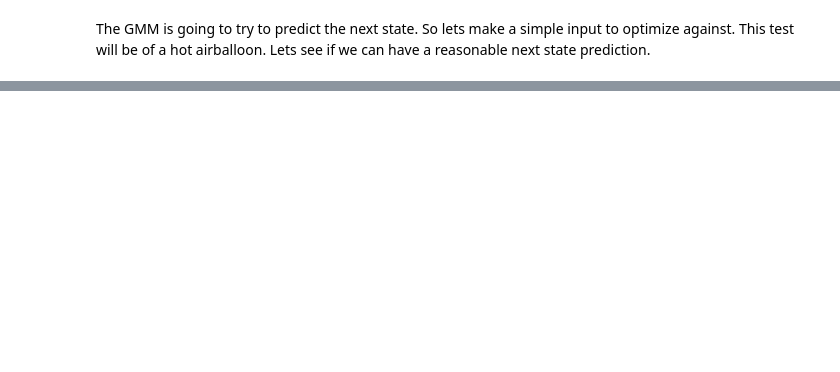
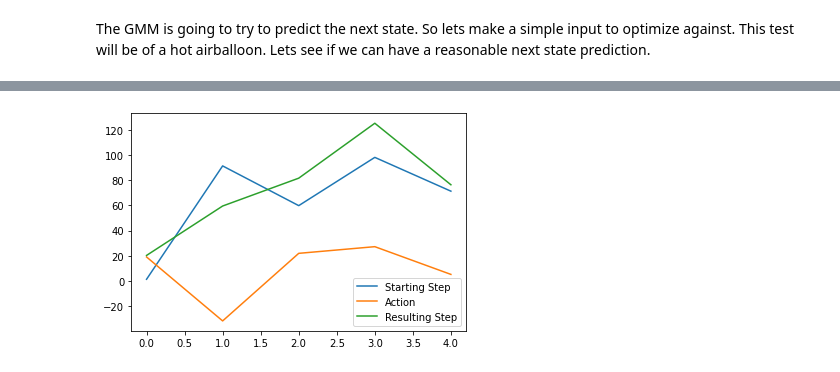
Before and after one commit to josiahls/fast-reinforcement-learning-2, a Jupyter notebook: nbs/14c_actorcritic.dads.ipynb, the cells around one changed output, grey strips where cells are left out. Cells and saved outputs as stored; diff of their text form; code cells hidden in the pictures; blank space fills up the shorter version.

```diff
--- a/nbs/14c_actorcritic.dads.ipynb
+++ b/nbs/14c_actorcritic.dads.ipynb
@@ -176,0 +353,12 @@ tensor([[-0.4743],
+# %%
+hot_air_ballon_start_states=torch.rand((5,1))*100
+hot_air_ballon_start_actions=torch.rand((5,1))-0.5
+hot_air_ballon_next_states=hot_air_ballon_start_states+hot_air_ballon_start_actions*100
+
+plt.plot(hot_air_ballon_start_states.numpy(),label='Starting Step')
+plt.plot(hot_air_ballon_start_actions.numpy()*100,label='Action')
+plt.plot(hot_air_ballon_next_states.numpy(),label='Resulting Step')
+plt.legend()
+plt.show()
+# %% [output]
+[figure, added]
```
Also changed, not shown: parts of 47 cells of this notebook, 4 other files.
